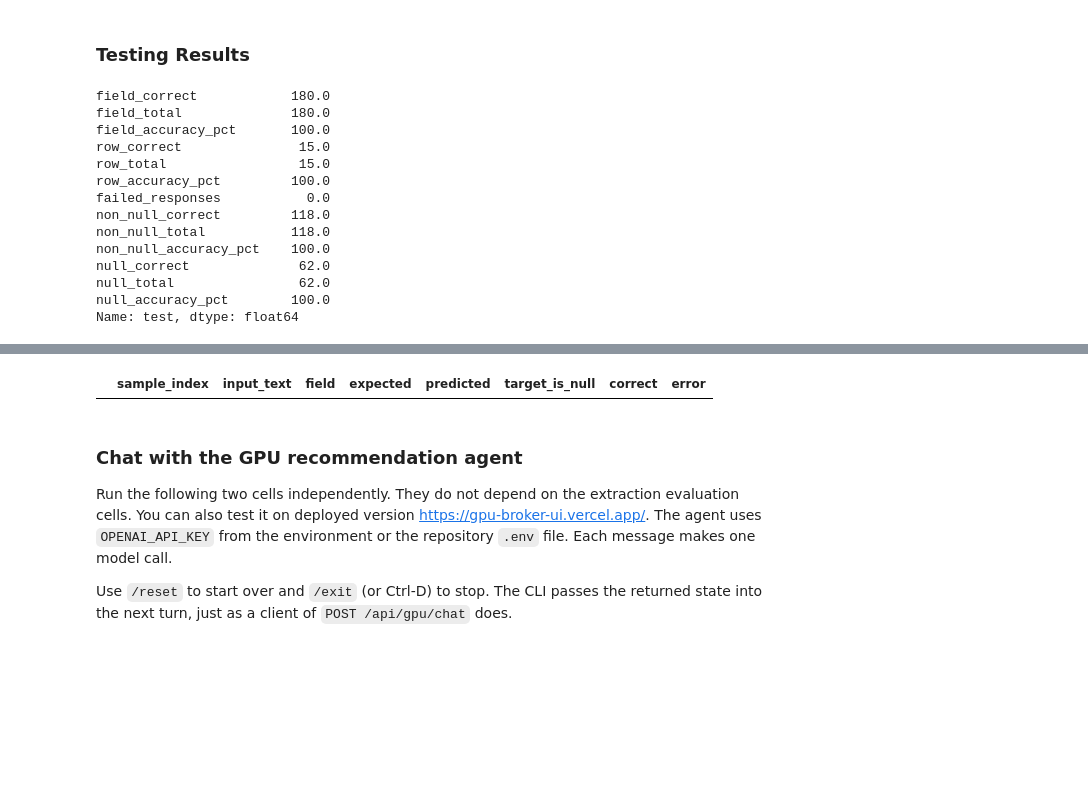
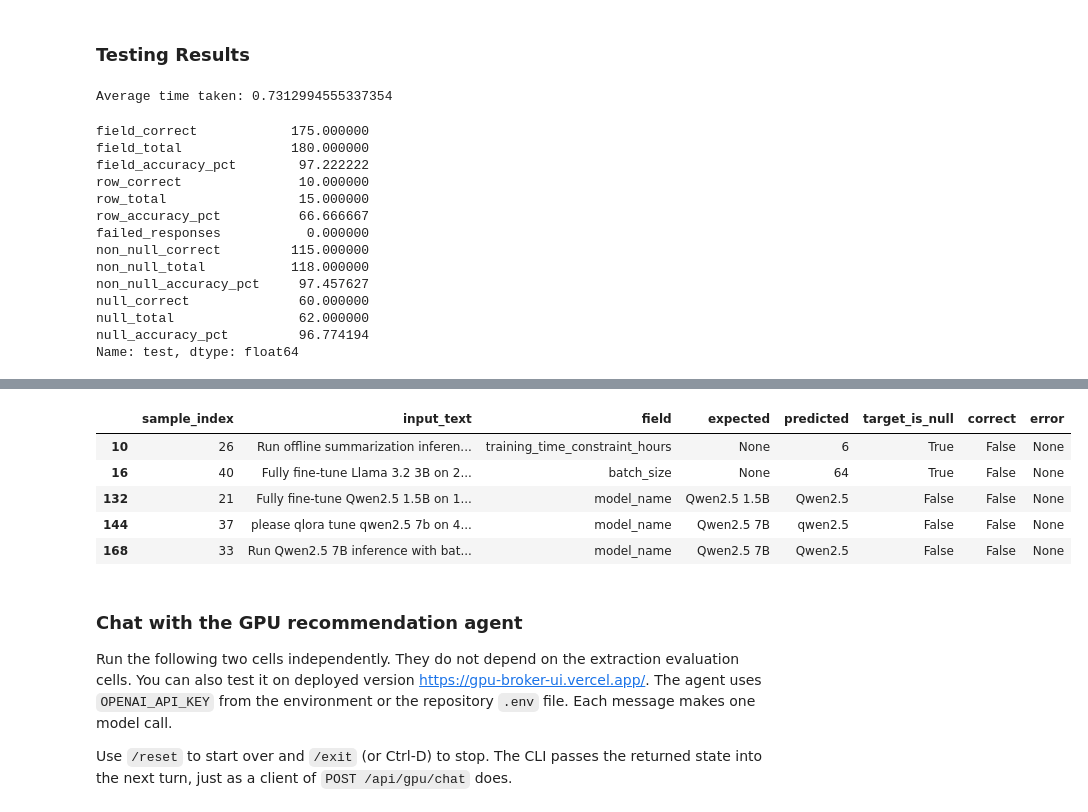
Before and after one commit to MuneebMuhammad/GPU-Broker, a Jupyter notebook: training_experiments.ipynb, the cells around one changed output, grey strips where cells are left out. Saved outputs shown, nothing was run; the diff lists cells and outputs as text; code cells hidden in the pictures; blank space fills up the shorter version.

```diff
--- a/training_experiments.ipynb
+++ b/training_experiments.ipynb
@@ -580,31 +581,34 @@ include their own API token usage and response records.
 # %% [markdown]
 ### Testing Results
 # %%
+start_time = time.perf_counter()
 with ThreadPoolExecutor(max_workers=MAX_WORKERS) as pool:
     test_records = list(pool.map(
-        lambda item: cached_extraction(item[0], item[1], FINAL_PROMPT),
+        lambda item: cached_extraction(item[0], item[1], BASELINE_PROMPT),
         x_test.items(),
     ))
 
 test_scores = score_records(test_records, t_test[FIELDS])
-
+end_time = time.perf_counter()
+print(f'Average time taken:', (end_time-start_time)/len(test_records))
 display(pd.Series(test_scores["summary"], name="test"))
 display(test_scores["per_field"])
 display(test_scores["mismatches"])
 # %% [output]
-field_correct            180.0
-field_total              180.0
-field_accuracy_pct       100.0
-row_correct               15.0
-row_total                 15.0
-row_accuracy_pct         100.0
-failed_responses           0.0
-non_null_correct         118.0
-non_null_total           118.0
-non_null_accuracy_pct    100.0
-null_correct              62.0
-null_total                62.0
-null_accuracy_pct        100.0
-Name: test, dtype: float64
+Average time taken: 0.7312994555337354
+field_correct            175.000000
+field_total              180.000000
+field_accuracy_pct        97.222222
+row_correct               10.000000
+row_total                 15.000000
+row_accuracy_pct          66.666667
+failed_responses           0.000000
+non_null_correct         115.000000
+non_null_total           118.000000
+non_null_accuracy_pct     97.457627
+null_correct              60.000000
+null_total                62.000000
+null_accuracy_pct         96.774194
+Name: test, dtype: float64
 |  | correct | total | accuracy_pct | non_null_correct | non_null_total | non_null_accuracy_pct | null_correct | ... |
 | field |  |  |  |  |  |  |  | ... |
@@ -623,4 +627,9 @@ Name: test, dtype: float64
 |  | sample_index | input_text | field | expected | predicted | target_is_null | correct | error |
+| 10 | 26 | Run offline summarization inferen... | training_time_constraint_hours | None | 6 | True | False | None |
+| 16 | 40 | Fully fine-tune Llama 3.2 3B on 2... | batch_size | None | 64 | True | False | None |
+| 132 | 21 | Fully fine-tune Qwen2.5 1.5B on 1... | model_name | Qwen2.5 1.5B | Qwen2.5 | False | False | None |
+| 144 | 37 | please qlora tune qwen2.5 7b on 4... | model_name | Qwen2.5 7B | qwen2.5 | False | False | None |
+| 168 | 33 | Run Qwen2.5 7B inference with bat... | model_name | Qwen2.5 7B | Qwen2.5 | False | False | None |
 # %% [markdown]
 ### Chat with the GPU recommendation agent
 
```
Also changed, not shown: parts of 3 cells of this notebook, 5 other files.
